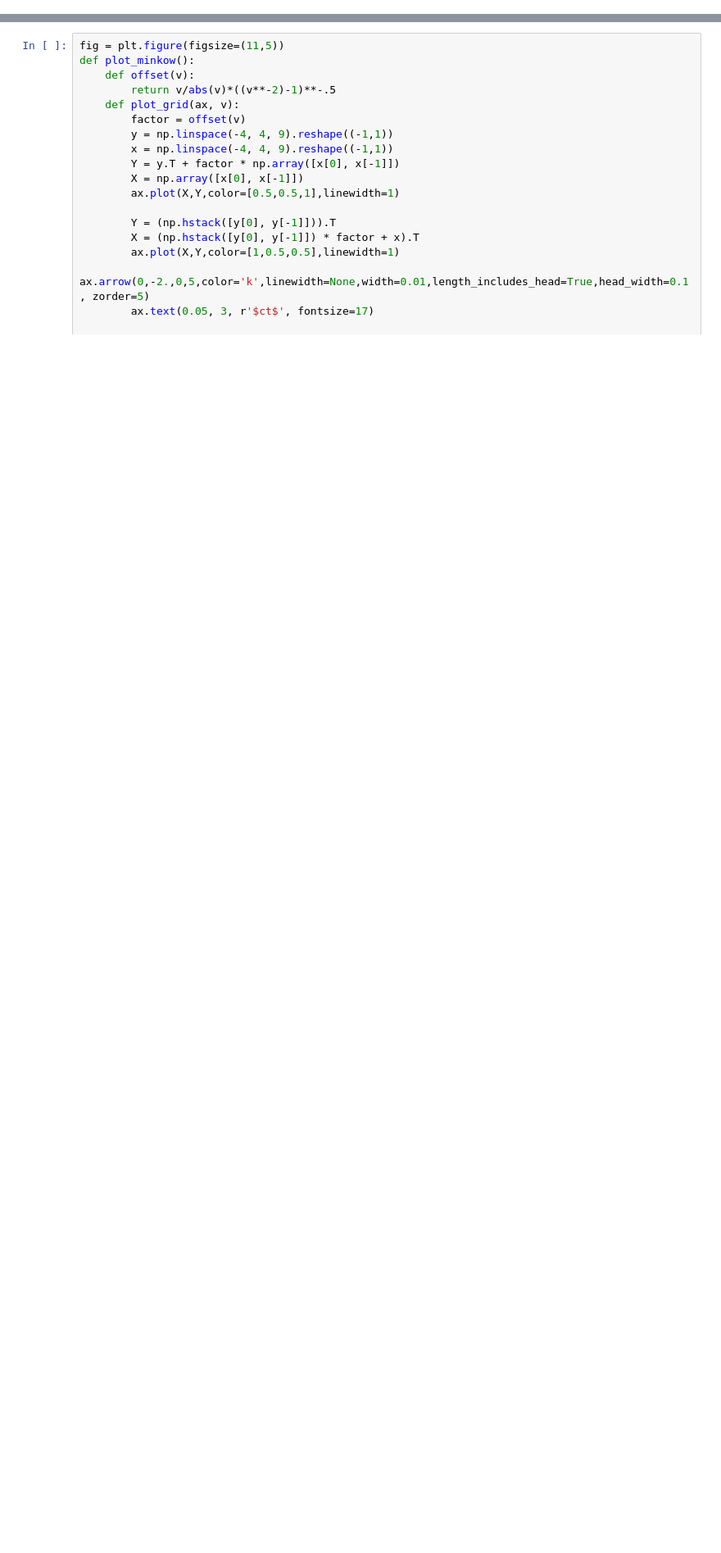
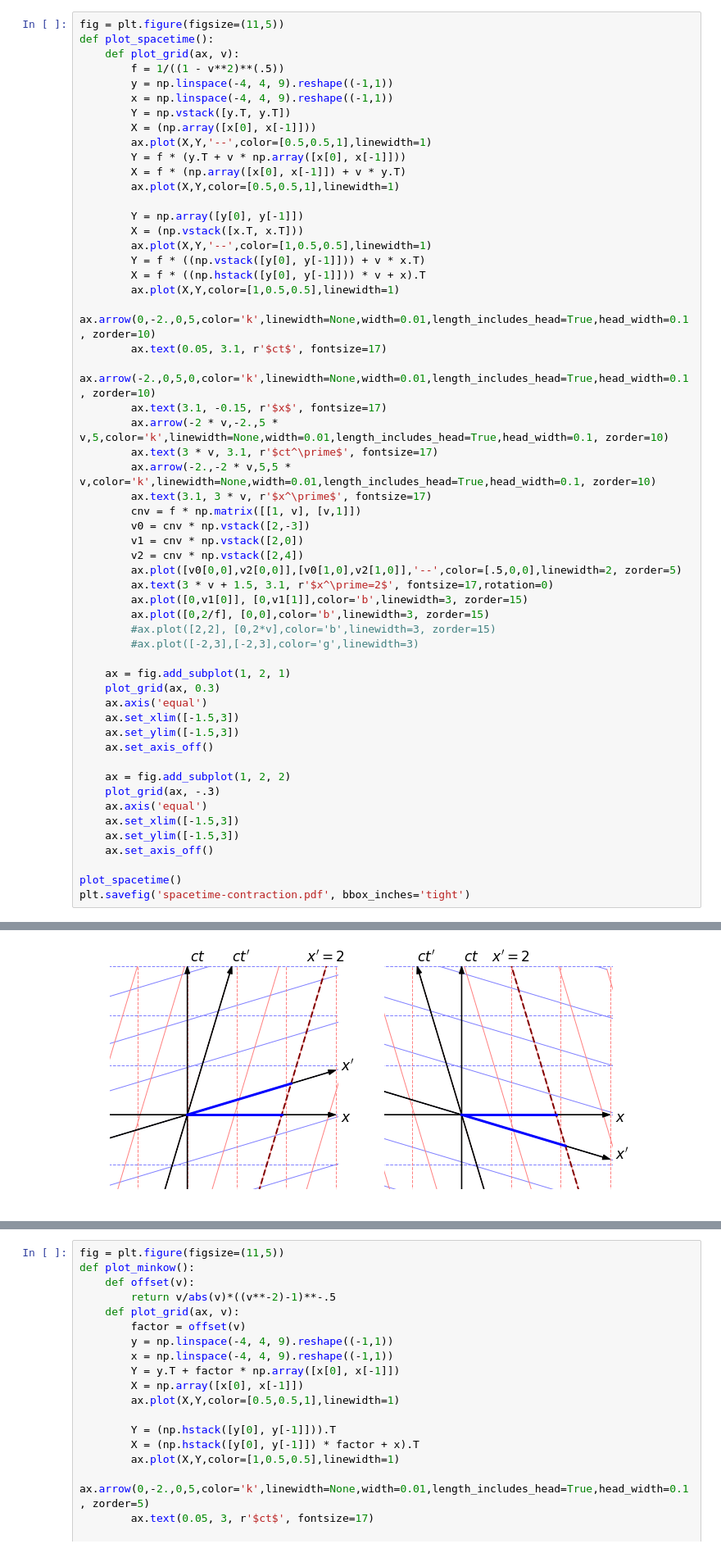
Before and after one commit to msakuta/notebooks, a Jupyter notebook: RelativityFigures.ipynb, the cells around one changed output, grey strips where cells are left out. Shown at 82% size. Cells and saved outputs as stored; diff of their text form; blank space fills up the shorter version.

```diff
--- a/RelativityFigures.ipynb
+++ b/RelativityFigures.ipynb
@@ -7,0 +113,56 @@ from mpl_toolkits.mplot3d import Axes3D
+# %%
+fig = plt.figure(figsize=(11,5))
+def plot_spacetime():
+    def plot_grid(ax, v):
+        f = 1/((1 - v**2)**(.5))
+        y = np.linspace(-4, 4, 9).reshape((-1,1))
+        x = np.linspace(-4, 4, 9).reshape((-1,1))
+        Y = np.vstack([y.T, y.T])
+        X = (np.array([x[0], x[-1]]))
+        ax.plot(X,Y,'--',color=[0.5,0.5,1],linewidth=1)
+        Y = f * (y.T + v * np.array([x[0], x[-1]]))
+        X = f * (np.array([x[0], x[-1]]) + v * y.T)
+        ax.plot(X,Y,color=[0.5,0.5,1],linewidth=1)
+
+        Y = np.array([y[0], y[-1]])
+        X = (np.vstack([x.T, x.T]))
+        ax.plot(X,Y,'--',color=[1,0.5,0.5],linewidth=1)
+        Y = f * ((np.vstack([y[0], y[-1]])) + v * x.T)
+        X = f * ((np.hstack([y[0], y[-1]])) * v + x).T
+        ax.plot(X,Y,color=[1,0.5,0.5],linewidth=1)
+        ax.arrow(0,-2.,0,5,color='k',linewidth=None,width=0.01,length_includes_head=True,head_width=0.1, zorder=10)
+        ax.text(0.05, 3.1, r'$ct$', fontsize=17)
+        ax.arrow(-2.,0,5,0,color='k',linewidth=None,width=0.01,length_includes_head=True,head_width=0.1, zorder=10)
+        ax.text(3.1, -0.15, r'$x$', fontsize=17)
+        ax.arrow(-2 * v,-2.,5 * v,5,color='k',linewidth=None,width=0.01,length_includes_head=True,head_width=0.1, zorder=10)
+        ax.text(3 * v, 3.1, r'$ct^\prime$', fontsize=17)
+        ax.arrow(-2.,-2 * v,5,5 * v,color='k',linewidth=None,width=0.01,length_includes_head=True,head_width=0.1, zorder=10)
+        ax.text(3.1, 3 * v, r'$x^\prime$', fontsize=17)
+        cnv = f * np.matrix([[1, v], [v,1]])
+        v0 = cnv * np.vstack([2,-3])
+        v1 = cnv * np.vstack([2,0])
+        v2 = cnv * np.vstack([2,4])
+        ax.plot([v0[0,0],v2[0,0]],[v0[1,0],v2[1,0]],'--',color=[.5,0,0],linewidth=2, zorder=5)
+        ax.text(3 * v + 1.5, 3.1, r'$x^\prime=2$', fontsize=17,rotation=0)
+        ax.plot([0,v1[0]], [0,v1[1]],color='b',linewidth=3, zorder=15)
+        ax.plot([0,2/f], [0,0],color='b',linewidth=3, zorder=15)
+        #ax.plot([2,2], [0,2*v],color='b',linewidth=3, zorder=15)
+        #ax.plot([-2,3],[-2,3],color='g',linewidth=3)
+
+    ax = fig.add_subplot(1, 2, 1)
+    plot_grid(ax, 0.3)
+    ax.axis('equal')
+    ax.set_xlim([-1.5,3])
+    ax.set_ylim([-1.5,3])
+    ax.set_axis_off()
+
+    ax = fig.add_subplot(1, 2, 2)
+    plot_grid(ax, -.3)
+    ax.axis('equal')
+    ax.set_xlim([-1.5,3])
+    ax.set_ylim([-1.5,3])
+    ax.set_axis_off()
+
+plot_spacetime()
+plt.savefig('spacetime-contraction.pdf', bbox_inches='tight')
+# %% [output]
@@ -7,0 +173 @@ from mpl_toolkits.mplot3d import Axes3D
+[figure, added]
```
Also changed, not shown: parts of 15 cells of this notebook.
